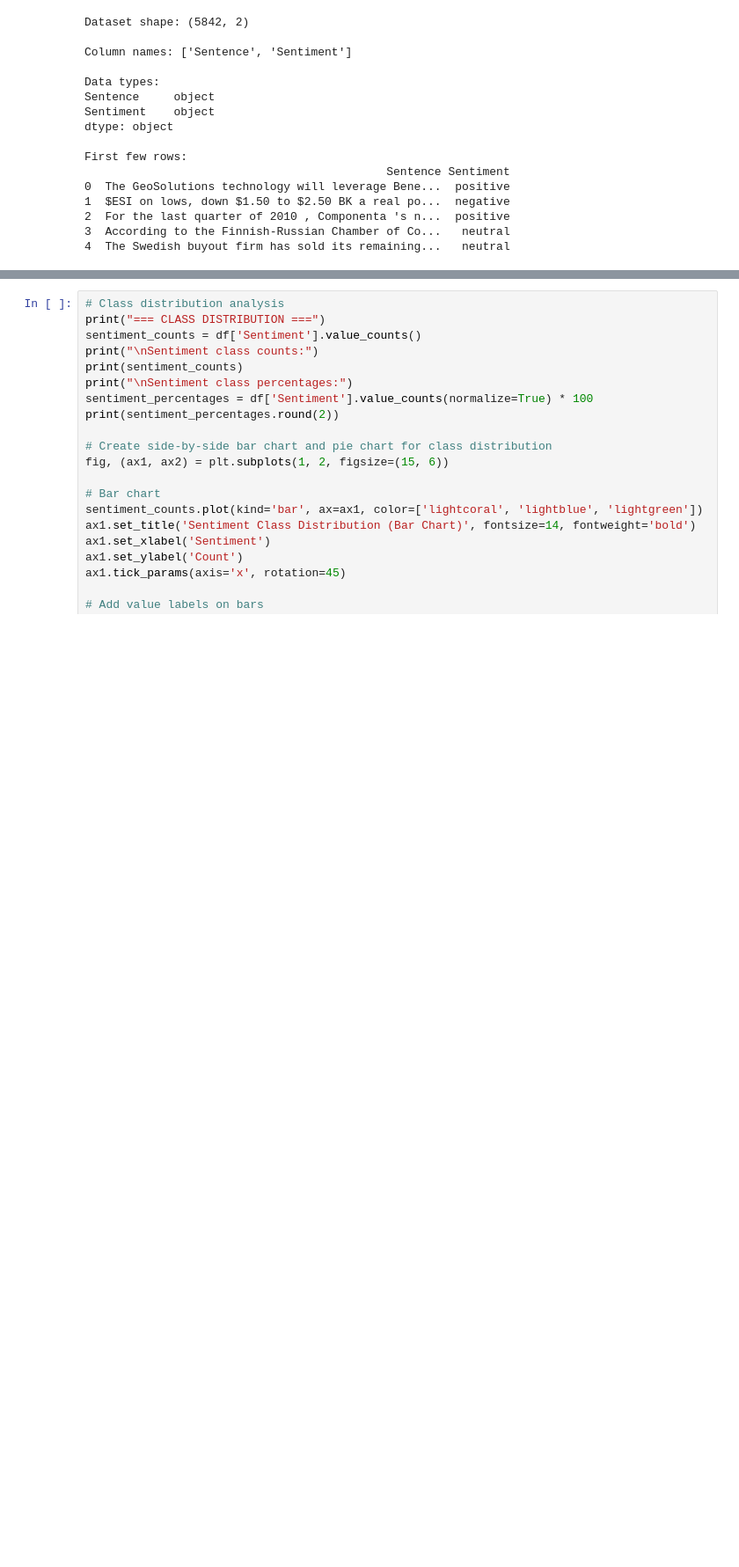
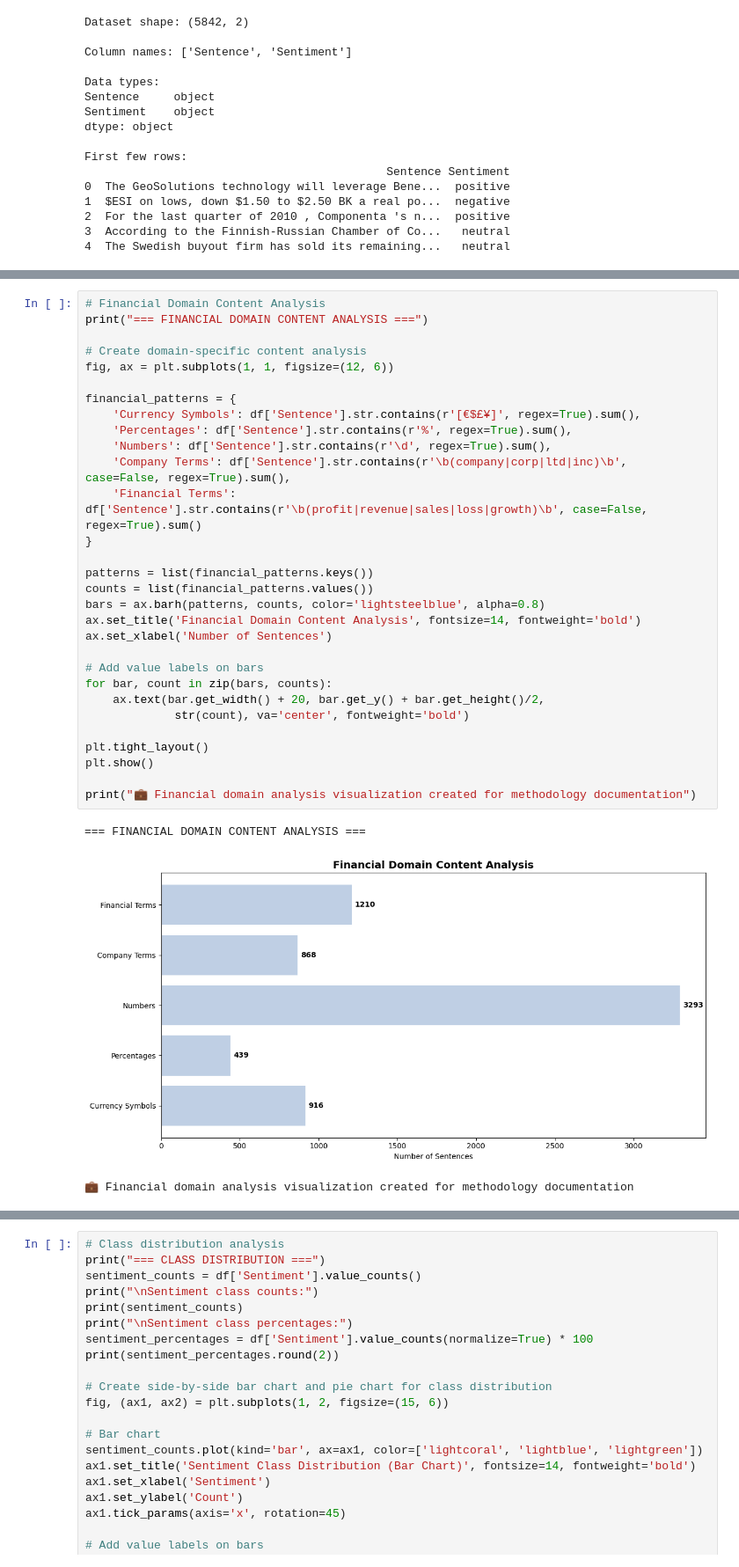
Before and after one commit to biplovgautam/nepali-sentiment-analysis, a Jupyter notebook: utils/edapreprocess.ipynb, the cells around one changed output, grey strips where cells are left out. Shown at 88% size. Cells and saved outputs as stored; diff of their text form; blank space fills up the shorter version.

```diff
--- a/utils/edapreprocess.ipynb
+++ b/utils/edapreprocess.ipynb
@@ -46,3 +79,37 @@ First few rows:
+# %%
+# Financial Domain Content Analysis
+print("=== FINANCIAL DOMAIN CONTENT ANALYSIS ===")
+
+# Create domain-specific content analysis
+fig, ax = plt.subplots(1, 1, figsize=(12, 6))
+
+financial_patterns = {
+    'Currency Symbols': df['Sentence'].str.contains(r'[€$£¥]', regex=True).sum(),
+    'Percentages': df['Sentence'].str.contains(r'%', regex=True).sum(),
+    'Numbers': df['Sentence'].str.contains(r'\d', regex=True).sum(),
+    'Company Terms': df['Sentence'].str.contains(r'\b(company|corp|ltd|inc)\b', case=False, regex=True).sum(),
+    'Financial Terms': df['Sentence'].str.contains(r'\b(profit|revenue|sales|loss|growth)\b', case=False, regex=True).sum()
+}
+
+patterns = list(financial_patterns.keys())
+counts = list(financial_patterns.values())
+bars = ax.barh(patterns, counts, color='lightsteelblue', alpha=0.8)
+ax.set_title('Financial Domain Content Analysis', fontsize=14, fontweight='bold')
+ax.set_xlabel('Number of Sentences')
+
+# Add value labels on bars
+for bar, count in zip(bars, counts):
+    ax.text(bar.get_width() + 20, bar.get_y() + bar.get_height()/2,
+             str(count), va='center', fontweight='bold')
+
+plt.tight_layout()
+plt.show()
+
+print("💼 Financial domain analysis visualization created for methodology documentation")
+# %% [output]
+=== FINANCIAL DOMAIN CONTENT ANALYSIS ===
+[figure, added]
+💼 Financial domain analysis visualization created for methodology documentation
 # %%
 # Check for null values
 print("=== NULL VALUES CHECK ===")
```
Also changed, not shown: parts of 6 cells of this notebook, 1 other file.
